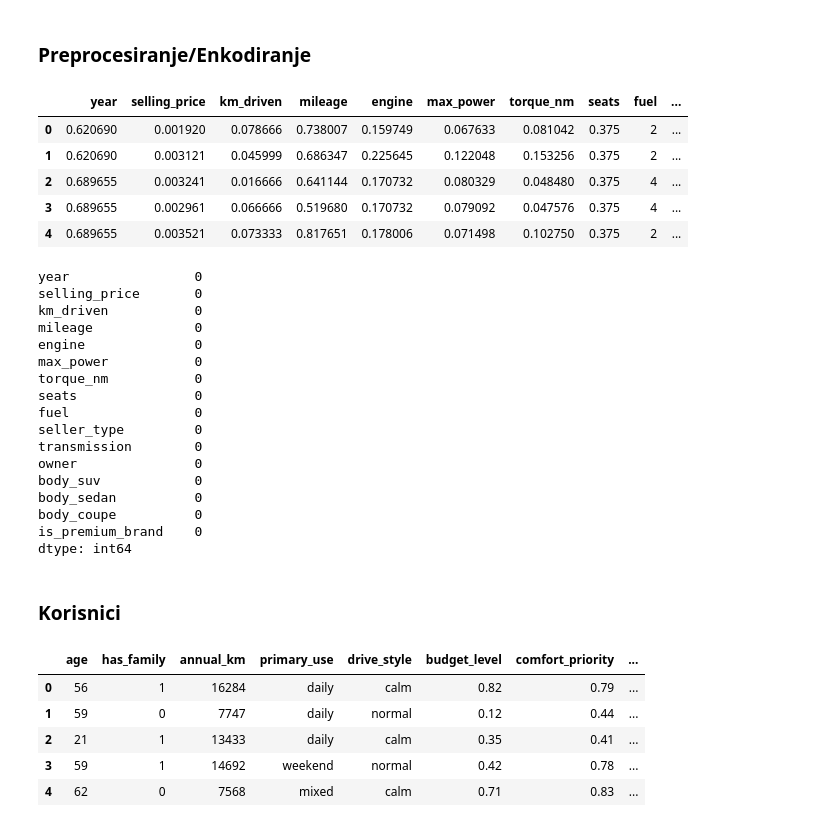
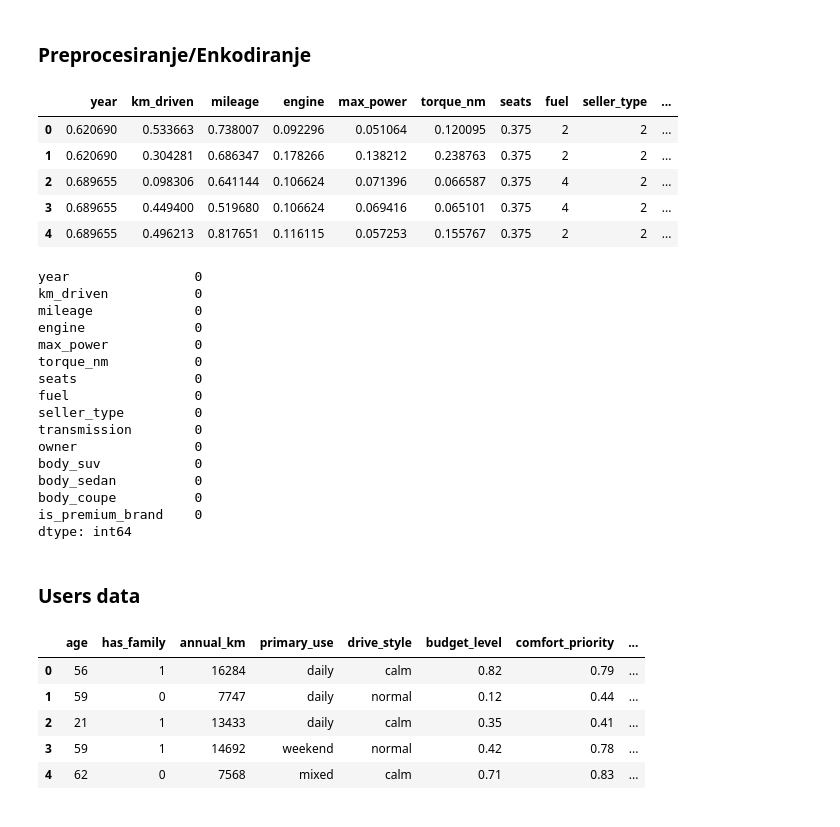
Before and after one commit to nemanjastojanovicc/web-mining, a Jupyter notebook: two-towers-cars.ipynb, the cells around one changed output. Cells and saved outputs as stored; diff of their text form; code cells hidden in the pictures.

```diff
--- a/two-towers-cars.ipynb
+++ b/two-towers-cars.ipynb
@@ -63,3 +96,10 @@ df = df[
         "seats",
     ]
 ].copy()
+
+df["mileage"] = extract_float(df["mileage"])
+df["engine"] = extract_float(df["engine"])
+df["max_power"] = extract_float(df["max_power"])
+df["torque_nm"] = parse_torque_to_nm(df["torque"])
+df = df.drop(columns=["torque"])
+df["seats"] = pd.to_numeric(df["seats"], errors="coerce")
@@ -157,0 +208,8 @@ df.describe()
+# %%
+clip_cols = ["selling_price", "km_driven", "engine", "max_power", "torque_nm"]
+
+for c in clip_cols:
+    low, high = df[c].quantile([0.01, 0.99])
+    df[c] = df[c].clip(lower=low, upper=high)
+
+df.describe()
@@ -223,12 +328,8 @@ plt.show()
 # %%
 from sklearn.preprocessing import MinMaxScaler
 
-# =========================
-# CAR (ITEM) FEATURE SPACE
-# =========================
 CAR_NUM_COLS = [
     "year",
-    "selling_price",
     "km_driven",
     "mileage",
     "engine",
@@ -241,53 +342,60 @@ CAR_CAT_COLS = ["fuel", "seller_type", "transmission", "owner"]
 CAR_BIN_COLS = ["body_suv", "body_sedan", "body_coupe", "is_premium_brand"]
 
 for c in CAR_CAT_COLS:
-    df[c] = df[c].fillna("Unknown").astype(str).str.strip()
+    df[c] = (
+        df[c]
+        .astype(str)
+        .replace({"nan": np.nan, "None": np.nan})
+        .fillna("Unknown")
+        .str.strip()
+    )
 
 car_scaler = MinMaxScaler()
 df[CAR_NUM_COLS] = car_scaler.fit_transform(df[CAR_NUM_COLS])
 
 car_cat_maps = {}
 car_cat_sizes = {}
 
 for c in CAR_CAT_COLS:
-    cats = pd.Index(sorted(df[c].unique()))
+    cats = sorted(df[c].unique())
     if "Unknown" not in cats:
-        cats = pd.Index(["Unknown"]).append(cats)
+        cats = ["Unknown"] + cats
+
     car_cat_maps[c] = {k: i for i, k in enumerate(cats)}
     car_cat_sizes[c] = len(cats)
+
     df[c] = df[c].map(car_cat_maps[c]).fillna(car_cat_maps[c]["Unknown"]).astype(int)
 
 num_fuel = car_cat_sizes["fuel"]
 num_seller = car_cat_sizes["seller_type"]
 num_trans = car_cat_sizes["transmission"]
 num_owner = car_cat_sizes["owner"]
 
 def get_car_code(col: str, name: str) -> int:
     return car_cat_maps[col].get(name, car_cat_maps[col]["Unknown"])
 
 petrol_code = get_car_code("fuel", "Petrol")
 diesel_code = get_car_code("fuel", "Diesel")
 
 manual_code = get_car_code("transmission", "Manual")
 auto_code = get_car_code("transmission", "Automatic")
 
 first_owner_code = get_car_code("owner", "First Owner")
 second_owner_code = get_car_code("owner", "Second Owner")
 
 df_items = df[CAR_NUM_COLS + CAR_CAT_COLS + CAR_BIN_COLS].copy()
 df_items.head()
 # %% [output]
-|  | year | selling_price | km_driven | mileage | engine | max_power | torque_nm | seats | fuel | ... |
-| 0 | 0.620690 | 0.001920 | 0.078666 | 0.738007 | 0.159749 | 0.067633 | 0.081042 | 0.375 | 2 | ... |
-| 1 | 0.620690 | 0.003121 | 0.045999 | 0.686347 | 0.225645 | 0.122048 | 0.153256 | 0.375 | 2 | ... |
-| 2 | 0.689655 | 0.003241 | 0.016666 | 0.641144 | 0.170732 | 0.080329 | 0.048480 | 0.375 | 4 | ... |
-| 3 | 0.689655 | 0.002961 | 0.066666 | 0.519680 | 0.170732 | 0.079092 | 0.047576 | 0.375 | 4 | ... |
-| 4 | 0.689655 | 0.003521 | 0.073333 | 0.817651 | 0.178006 | 0.071498 | 0.102750 | 0.375 | 2 | ... |
+|  | year | km_driven | mileage | engine | max_power | torque_nm | seats | fuel | seller_type | ... |
+| 0 | 0.620690 | 0.533663 | 0.738007 | 0.092296 | 0.051064 | 0.120095 | 0.375 | 2 | 2 | ... |
+| 1 | 0.620690 | 0.304281 | 0.686347 | 0.178266 | 0.138212 | 0.238763 | 0.375 | 2 | 2 | ... |
+| 2 | 0.689655 | 0.098306 | 0.641144 | 0.106624 | 0.071396 | 0.066587 | 0.375 | 4 | 2 | ... |
+| 3 | 0.689655 | 0.449400 | 0.519680 | 0.106624 | 0.069416 | 0.065101 | 0.375 | 4 | 2 | ... |
+| 4 | 0.689655 | 0.496213 | 0.817651 | 0.116115 | 0.057253 | 0.155767 | 0.375 | 2 | 2 | ... |
 # %%
 df_items.isna().sum()
 # %% [output]
 year                0
-selling_price       0
 km_driven           0
 mileage             0
 engine              0
@@ -304,5 +412,5 @@ body_coupe          0
 is_premium_brand    0
 dtype: int64
 # %% [markdown]
-### Korisnici
+### Users data
 # %%
```
Also changed, not shown: parts of 28 cells of this notebook.
